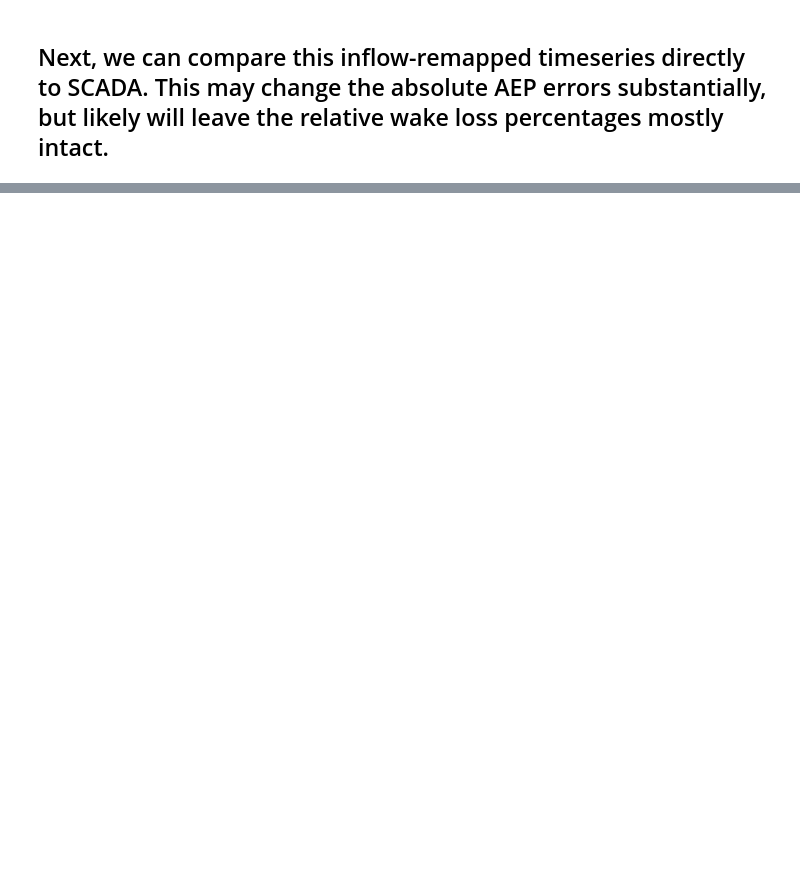
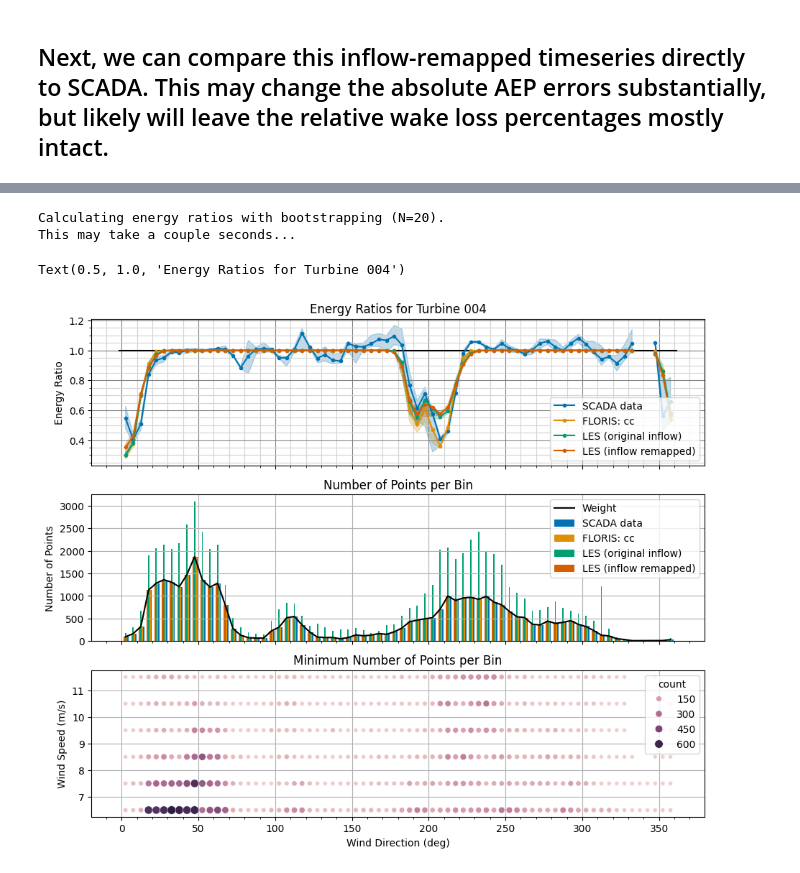
Before and after one commit to NatLabRockies/flasc, a Jupyter notebook: examples_smarteole/12b_floris_les_scada_model_validation.ipynb, the cells around one changed output, grey strips where cells are left out. Cells and saved outputs as stored; diff of their text form; code cells hidden in the pictures; blank space fills up the shorter version.

```diff
--- a/examples_smarteole/12b_floris_les_scada_model_validation.ipynb
+++ b/examples_smarteole/12b_floris_les_scada_model_validation.ipynb
@@ -22,12 +23,23 @@ warnings.filterwarnings("ignore")
 # %%
+# Specify which turbines to include/exclude. Since it's all baseline operation, we use all turbines.
+include_turbs = [0, 1, 2, 3, 4, 5, 6]
+exclude_turbs = []
+
+# Load FLORIS model of site
+fm, turbine_weights = load_floris()
+
+# Use FLORIS to identify upstream / unwaked turbines for each direction
+df_upstream = ftools.get_upstream_turbs_floris(fm)
+
 # Introduce helper functions for calculating errors and generating plots/tables
 def err(old_val, new_val):
     return 100.0 * (new_val-old_val) / old_val
 
-# Introduce helper functions for calculating errors and generating plots/tables
+# Introduce helper functions for calculating wake loss (%)
 def wake_loss(aep_waked, aep_unwaked):
     return 100.0 * (aep_unwaked-aep_waked) / aep_unwaked
 
+# A function to print table
 def print_pretty_table(table_dict, title):
     # Format title to be centered above the table, and print table in pretty format
     df_table = pd.DataFrame(table_dict)
@@ -495 +454,39 @@ a_in = AnalysisInput(
+# %%
+# Let's also look at an energy ratio, for good measure
+
+# Specify upstream turbines in same fashion as for the SCADA data
+df_les_timeseries_raw = dfm.set_pow_ref_by_upstream_turbines(df_les_timeseries_raw, df_upstream, exclude_turbs=exclude_turbs)
+df_les_timeseries_inflowremapped = dfm.set_pow_ref_by_upstream_turbines(df_les_timeseries_inflowremapped, df_upstream, exclude_turbs=exclude_turbs)
+df_floris_timeseries = dfm.set_pow_ref_by_upstream_turbines(df_floris_timeseries, df_upstream, exclude_turbs=exclude_turbs)
+
+# Initialize energy ratio analysis class and perform common operations. E.g., let's look at turbine 4.
+a_in = AnalysisInput(
+    [df_scada, df_floris_timeseries, df_les_timeseries_raw, df_les_timeseries_inflowremapped],
+    ["SCADA data", f"FLORIS: {wake_model}", "LES (original inflow)", "LES (inflow remapped)"]
+)
+
+N = 20
+print("Calculating energy ratios with bootstrapping (N={}).".format(N))
+print("This may take a couple seconds...")
+np.random.seed(0)
+er_out = er.compute_energy_ratio(
+    a_in,
+    test_turbines=[4],
+    use_predefined_ref=True,
+    use_predefined_wd=True,
+    use_predefined_ws=True,
+    wd_step=5.0,
+    wd_bin_overlap_radius=0.0,
+    ws_min=6.0,
+    ws_max=12.0,
+    N=N,
+    percentiles=[5.0, 95.0],
+)
+ax = er_out.plot_energy_ratios(overlay_frequency=True)
+ax[0].set_title("Energy Ratios for Turbine 004")
+# %% [output]
+Calculating energy ratios with bootstrapping (N=20).
+This may take a couple seconds...
+Text(0.5, 1.0, 'Energy Ratios for Turbine 004')
+[figure, added]
 # %%
```
Also changed, not shown: parts of 30 cells of this notebook, 1 other file.
